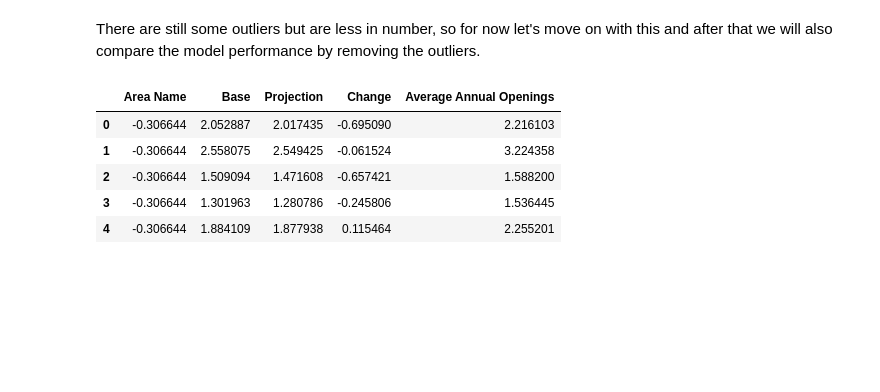
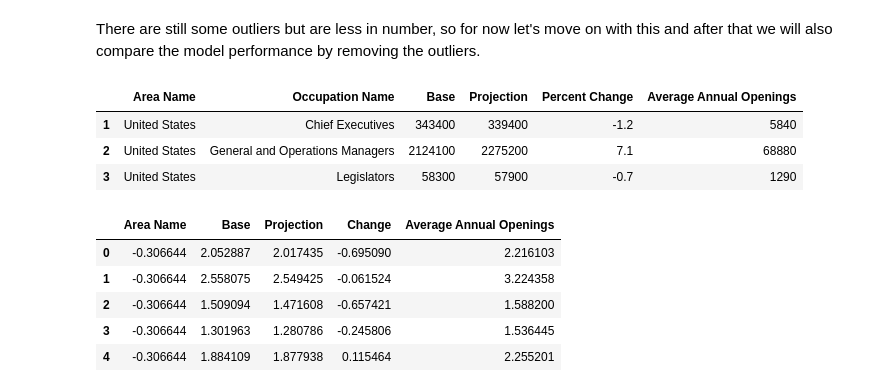
Before and after one commit to yuvraaj2002/Occupation_demand_Forecasting, a Jupyter notebook: notebook/Code.ipynb, the cells around one changed output. Cells and saved outputs as stored; diff of their text form; code cells hidden in the pictures; blank space fills up the shorter version.

```diff
--- a/notebook/Code.ipynb
+++ b/notebook/Code.ipynb
@@ -249,6 +247,13 @@ plt.show()
 [figure]
 # %% [markdown]
 There are still some outliers but are less in number, so for now let's move on with this and after that we will also compare the model performance by removing the outliers.
+# %%
+df.head(3)
+# %% [output]
+|  | Area Name | Occupation Name | Base | Projection | Percent Change | Average Annual Openings |
+| 1 | United States | Chief Executives | 343400 | 339400 | -1.2 | 5840 |
+| 2 | United States | General and Operations Managers | 2124100 | 2275200 | 7.1 | 68880 |
+| 3 | United States | Legislators | 58300 | 57900 | -0.7 | 1290 |
 # %%
 # Intializing the target encoder class
 Te_Area_name = ce.TargetEncoder(
```
Also changed, not shown: parts of 22 cells of this notebook.
